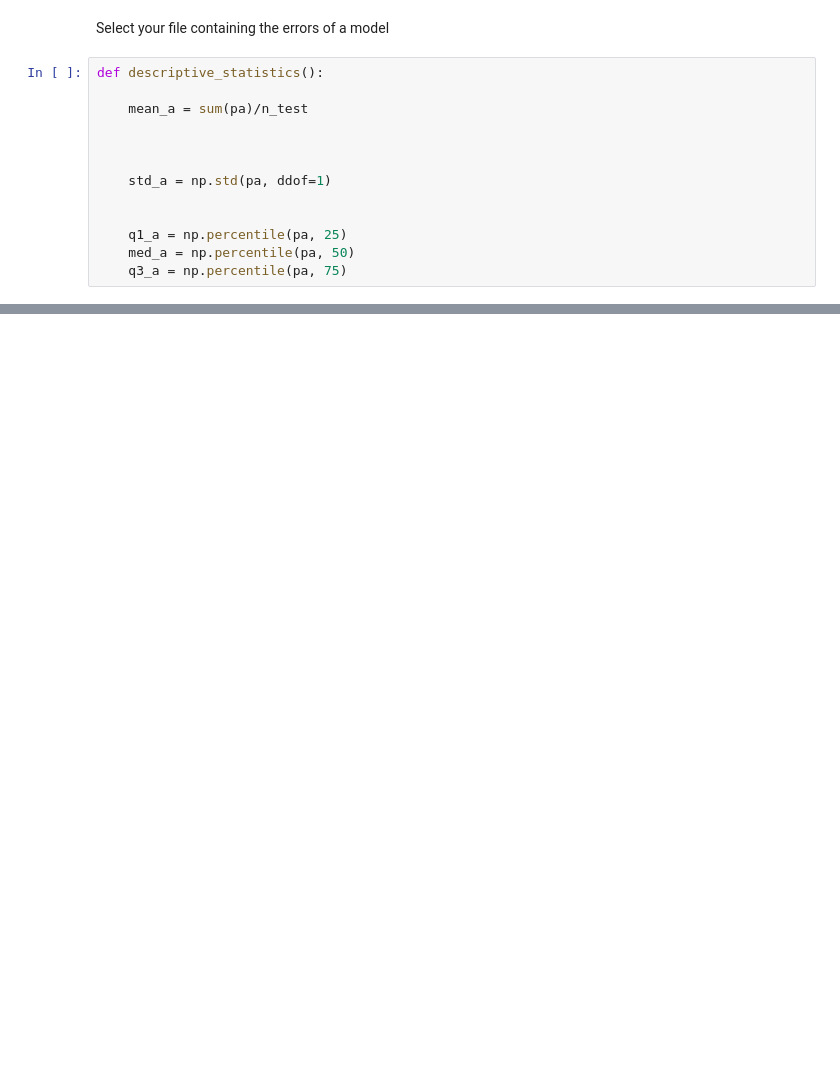
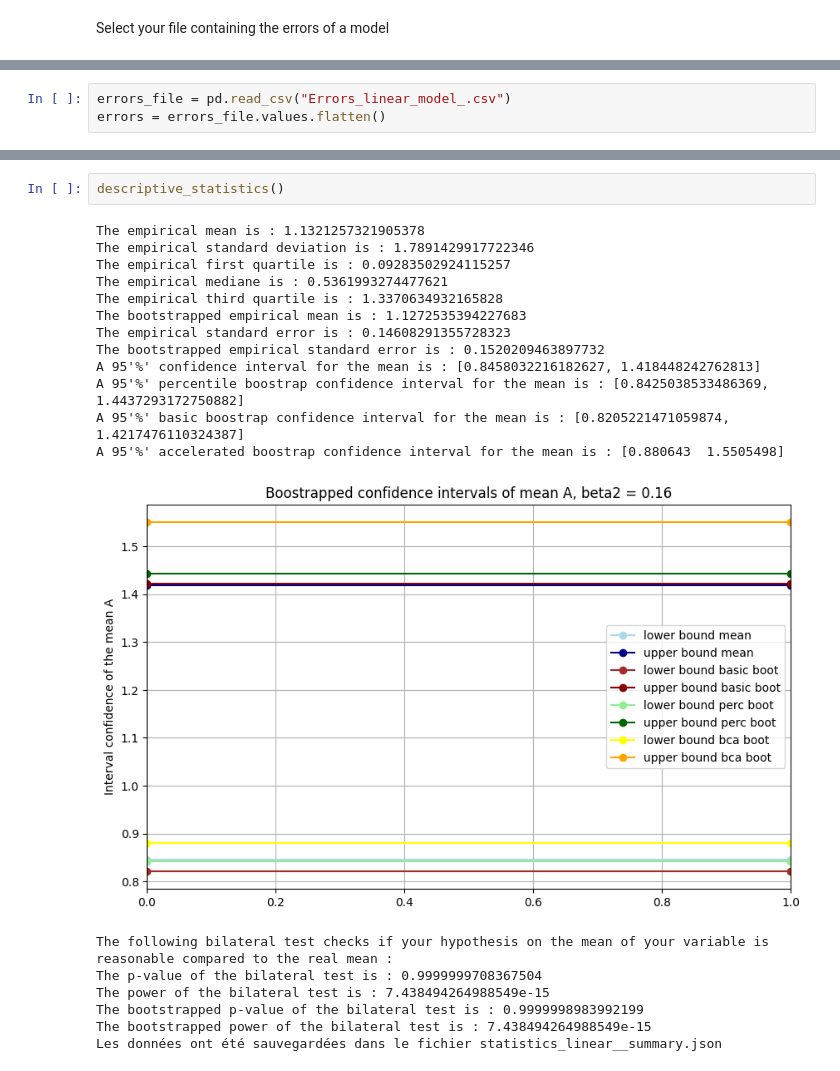
Before and after one commit to AntoineGilsonGH/Statistical-Assessment-of-Trained-Models, a Jupyter notebook: 3_Statistical_Assessment_One_Model.ipynb, the cells around one changed output, grey strips where cells are left out. Cells and saved outputs as stored; diff of their text form; blank space fills up the shorter version.

```diff
--- a/3_Statistical_Assessment_One_Model.ipynb
+++ b/3_Statistical_Assessment_One_Model.ipynb
@@ -7,15 +18,2 @@ from scipy.stats import uniform, norm
 # %% [markdown]
 Select your file containing the errors of a model
-# %%
-def descriptive_statistics():
-
-    mean_a = sum(pa)/n_test
-
-
-
-    std_a = np.std(pa, ddof=1)
-
-
-    q1_a = np.percentile(pa, 25)
-    med_a = np.percentile(pa, 50)
-    q3_a = np.percentile(pa, 75)
@@ -191,0 +20,3 @@ def statistical_testing(): # Paired test, testing the null hypothesis mu_D = 0
+# %%
+errors_file = pd.read_csv("Errors_linear_model_.csv")
+errors = errors_file.values.flatten()
@@ -191,0 +160,22 @@ def statistical_testing(): # Paired test, testing the null hypothesis mu_D = 0
+# %%
+descriptive_statistics()
+# %% [output]
+The empirical mean is : 1.1321257321905378
+The empirical standard deviation is : 1.7891429917722346
+The empirical first quartile is : 0.09283502924115257
+The empirical mediane is : 0.5361993274477621
+The empirical third quartile is : 1.3370634932165828
+The bootstrapped empirical mean is : 1.1272535394227683
+The empirical standard error is : 0.14608291355728323
+The bootstrapped empirical standard error is : 0.1520209463897732
+A 95'%' confidence interval for the mean is : [0.8458032216182627, 1.418448242762813]
+A 95'%' percentile boostrap confidence interval for the mean is : [0.8425038533486369, 1.4437293172750882]
+A 95'%' basic boostrap confidence interval for the mean is : [0.8205221471059874, 1.4217476110324387]
+A 95'%' accelerated boostrap confidence interval for the mean is : [0.880643  1.5505498]
+[figure, added]
+The following bilateral test checks if your hypothesis on the mean of your variable is reasonable compared to the real mean :
+The p-value of the bilateral test is : 0.9999999708367504
+The power of the bilateral test is : 7.438494264988549e-15
+The bootstrapped p-value of the bilateral test is : 0.9999998983992199
+The bootstrapped power of the bilateral test is : 7.438494264988549e-15
+Les données ont été sauvegardées dans le fichier statistics_linear__summary.json
```
Also changed, not shown: parts of 7 cells of this notebook, 6 other files.
